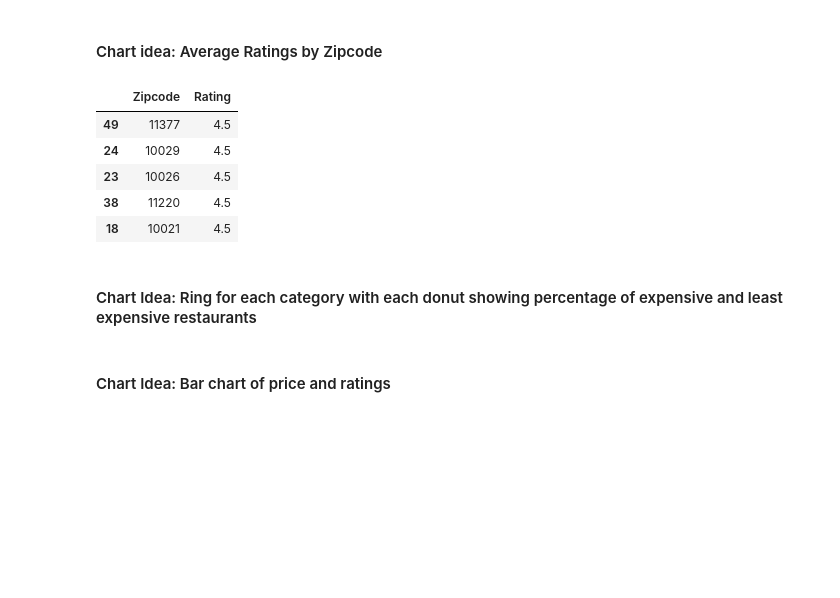
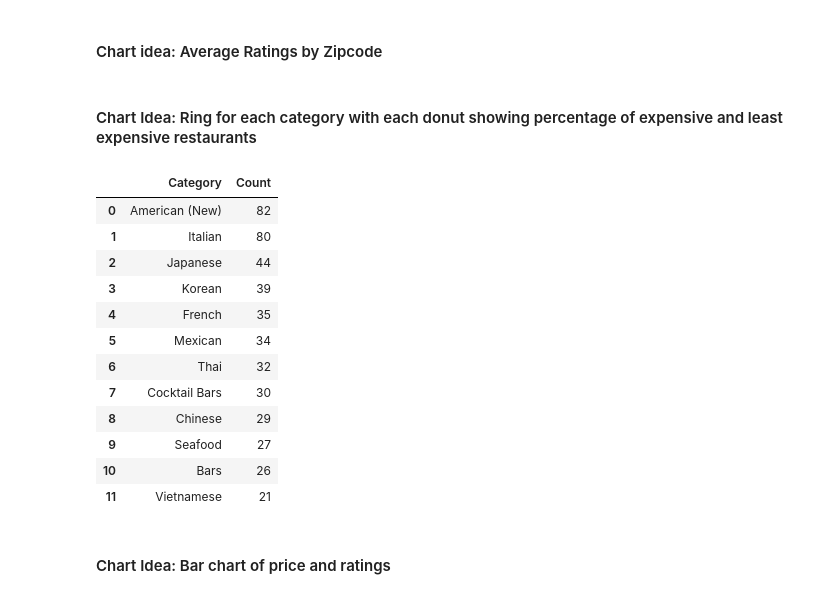
Before and after one commit to irsa-ashraf/CAPP30239_FA22, a Jupyter notebook: Final_Project/eda.ipynb, the cells around one changed output. Drawn from its saved outputs; the diff is of its cells as text; code cells hidden in the pictures; blank space fills up the shorter version.

```diff
--- a/Final_Project/eda.ipynb
+++ b/Final_Project/eda.ipynb
@@ -161,15 +162,5 @@ top_10_cats_df
 # %% [markdown]
 #### Chart idea: Average Ratings by Zipcode
-# %%
-zipcode_ratings = merged_df.groupby('Zipcode')['Rating'].mean().reset_index().sort_values('Rating', ascending = False)
-zipcode_ratings.head()
-# %% [output]
-|  | Zipcode | Rating |
-| 49 | 11377 | 4.5 |
-| 24 | 10029 | 4.5 |
-| 23 | 10026 | 4.5 |
-| 38 | 11220 | 4.5 |
-| 18 | 10021 | 4.5 |
 # %%
 len(data['Zipcode'].unique())
 data['Median income (dollars)'] = data['Median income (dollars)'].str.replace(',', '')
@@ -218,6 +209,28 @@ cat_price_json = [{'Category': 'American (New)', 'Values': [{'category': '$$', '
         {'Category': 'Seafood', 'amount': [{'category': '$$', 'amount': 66.666667}, {'category': '$$', 'amount': 33.333333}]},
         {'Category': 'Thai', 'amount': [{'category': '$$', 'amount': 90.4761907}, {'category': '$$', 'amount': 9.523810}]}
 ]
+# %%
+barchart = top_10_cats_df.groupby('Category')['Name'].size().sort_values(ascending = False).reset_index()
+barchart.rename(columns = {'Name':'Count'}, inplace = True)
+barchart
+
+# barchart.to_csv(os.path.join(path, 'barchart.csv'), index = False)
+# barchart = pd.read_csv(os.path.join(path, 'barchart.csv'))
+# barchart
+# %% [output]
+|  | Category | Count |
+| 0 | American (New) | 82 |
+| 1 | Italian | 80 |
+| 2 | Japanese | 44 |
+| 3 | Korean | 39 |
+| 4 | French | 35 |
+| 5 | Mexican | 34 |
+| 6 | Thai | 32 |
+| 7 | Cocktail Bars | 30 |
+| 8 | Chinese | 29 |
+| 9 | Seafood | 27 |
+| 10 | Bars | 26 |
+| 11 | Vietnamese | 21 |
 # %%
 # cat_price_df.to_csv(os.path.join(path, 'cat_price_pcnt.csv'), index = False)
 # cat_price_df = pd.read_csv(os.path.join(path, 'cat_price_pcnt.csv'))
```
Also changed, not shown: parts of 4 cells of this notebook, 32 other files.
